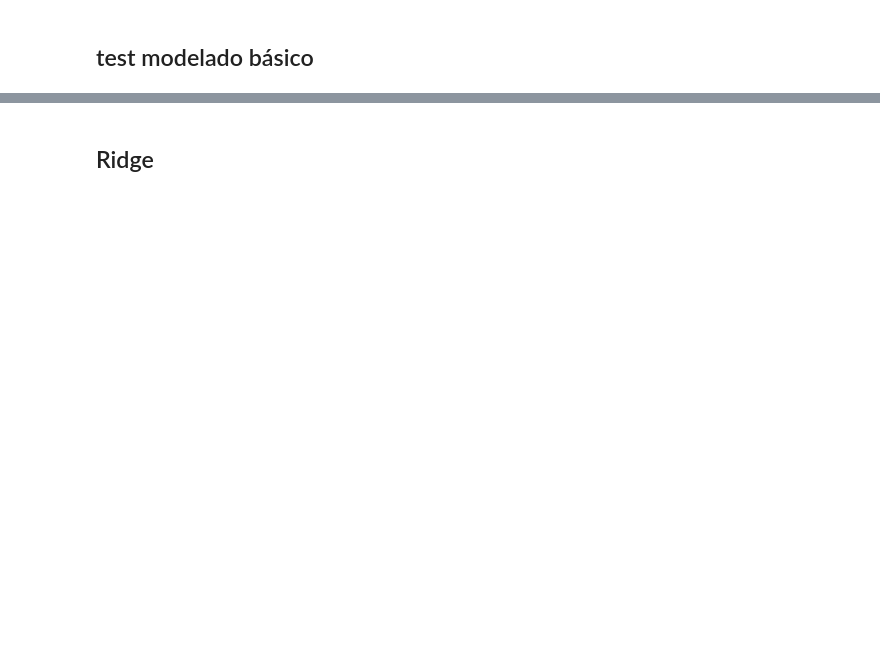
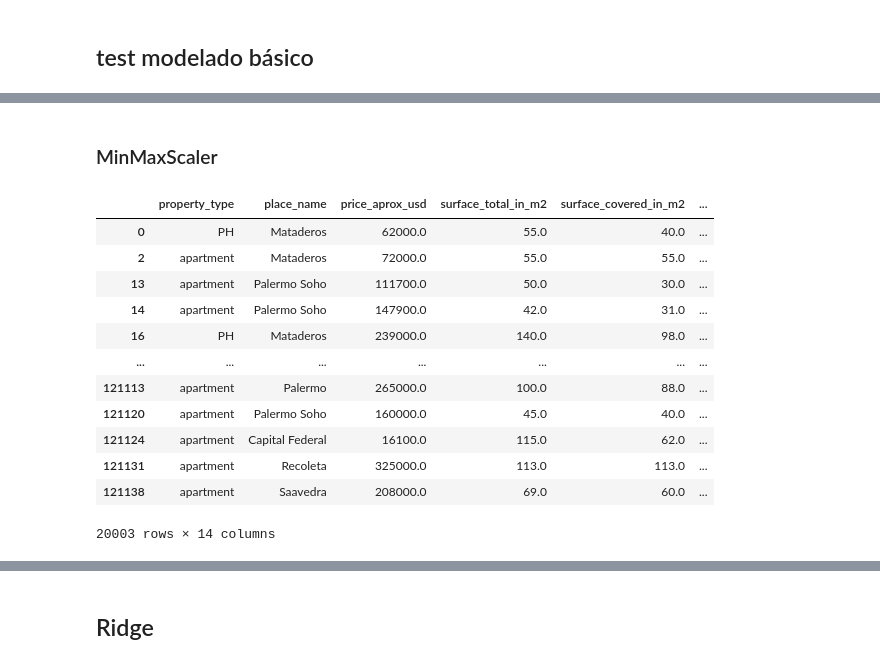
Before and after one commit to alanpirotta/analisis_properati, a Jupyter notebook: TP2 - Domingo0506.ipynb, the cells around one changed output, grey strips where cells are left out. Saved outputs shown, nothing was run; the diff lists cells and outputs as text; code cells hidden in the pictures; blank space fills up the shorter version.

```diff
--- a/TP2 - Domingo0506.ipynb
+++ b/TP2 - Domingo0506.ipynb
@@ -318 +342,31 @@ Index(['property_type', 'place_name', 'price_aprox_local_currency',
       dtype='object')
+# %%
+# Imputo los valores de superficie cubierta y total, considerando que si tengo uno solo de los dos, son el mismo valor
+
+# Imputo superficie total con los datos de cuubierta
+mask_sup_cov = (df2['surface_covered_in_m2'].notna()) & (df2['surface_total_in_m2'].isna())
+print('Datos a imputar en sup_total: ',mask_sup_cov.sum())
+
+def compl_m2_cub (row):
+    if row['surface_total_in_m2']>=0:
+        result = row['surface_total_in_m2']
+    else:
+        result = row['surface_covered_in_m2']
+    return result
+
+df2['surface_total_in_m2'] = df2.apply(compl_m2_cub, axis = 1)
+display(df2.info())
+
+# Imputo superficie cubierta con los datos de total
+mask_sup_cov = (df2['surface_total_in_m2'].notna()) & (df2['surface_covered_in_m2'].isna())
+print('Datos a imputar en sup_cubierta: ',mask_sup_cov.sum())
+
+def compl_m2_tot (row):
+    if row['surface_covered_in_m2']>=0:
+        result = row['surface_covered_in_m2']
+    else:
+        result = row['surface_total_in_m2']
+    return result
+
+df2['surface_covered_in_m2'] = df2.apply(compl_m2_tot, axis = 1)
+display(df2.info())
@@ -473,3 +610,33 @@ from sklearn import metrics
+# %% [markdown]
+### MinMaxScaler
+# %%
+from sklearn.preprocessing import MinMaxScaler
+numericals = ['surface_total_in_m2','surface_covered_in_m2']
+
+Z = df2[numericals]
+
+scaler = MinMaxScaler()
+scaler.fit(Z)
+
+std_numerical_data = scaler.transform(Z)
+std_df = pd.DataFrame(std_numerical_data)
+std_df.columns = [i + '_std' for i in numericals]
+df2 = pd.concat([df2, std_df.set_index(df2.index)], axis=1)
+df2
+# %% [output]
+|  | property_type | place_name | price_aprox_usd | surface_total_in_m2 | surface_covered_in_m2 | ... |
+| 0 | PH | Mataderos | 62000.0 | 55.0 | 40.0 | ... |
+| 2 | apartment | Mataderos | 72000.0 | 55.0 | 55.0 | ... |
+| 13 | apartment | Palermo Soho | 111700.0 | 50.0 | 30.0 | ... |
+| 14 | apartment | Palermo Soho | 147900.0 | 42.0 | 31.0 | ... |
+| 16 | PH | Mataderos | 239000.0 | 140.0 | 98.0 | ... |
+| ... | ... | ... | ... | ... | ... | ... |
+| 121113 | apartment | Palermo | 265000.0 | 100.0 | 88.0 | ... |
+| 121120 | apartment | Palermo Soho | 160000.0 | 45.0 | 40.0 | ... |
+| 121124 | apartment | Capital Federal | 16100.0 | 115.0 | 62.0 | ... |
+| 121131 | apartment | Recoleta | 325000.0 | 113.0 | 113.0 | ... |
+| 121138 | apartment | Saavedra | 208000.0 | 69.0 | 60.0 | ... |
+20003 rows × 14 columns
 # %%
 df2['place_name'].value_counts()
 # %% [output]
```
Also changed, not shown: parts of 45 cells of this notebook.
